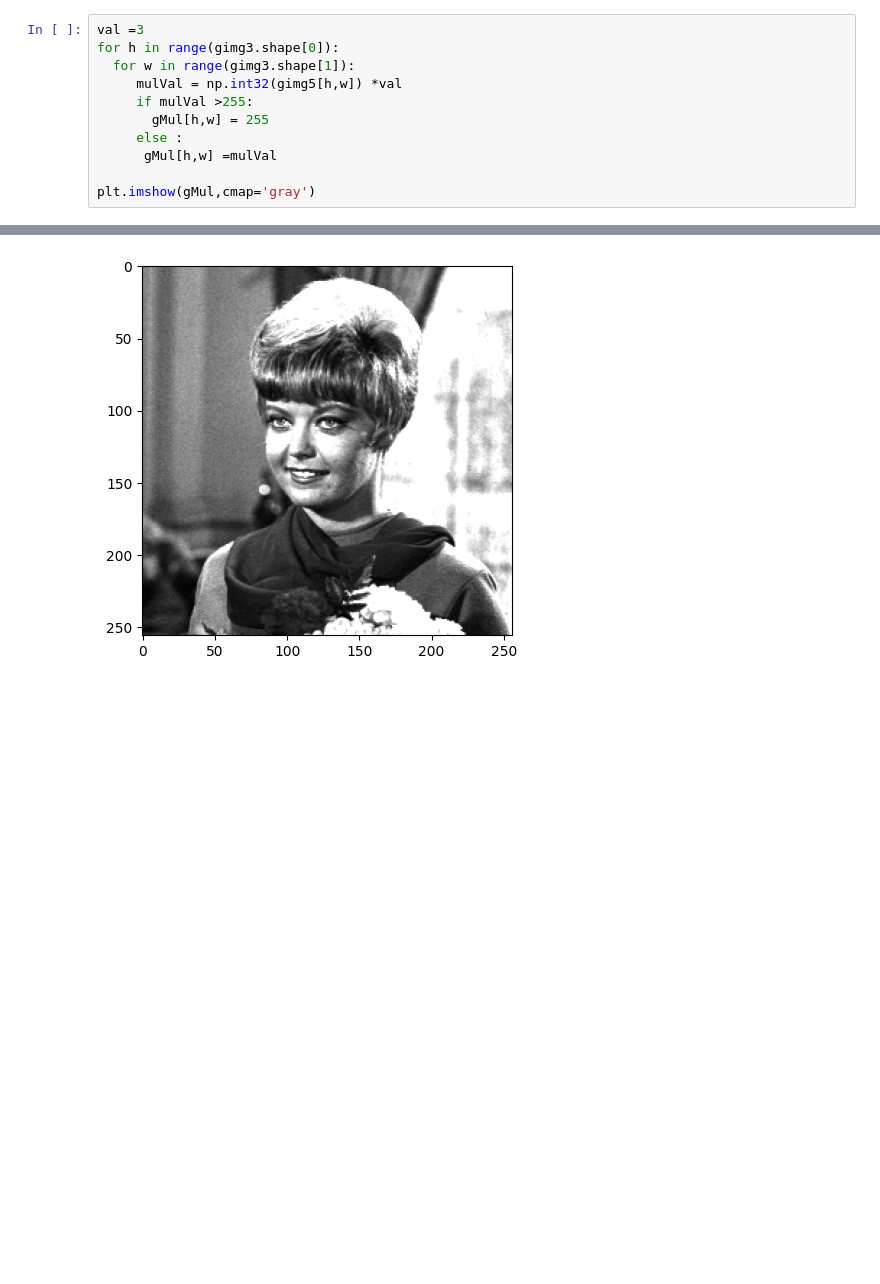
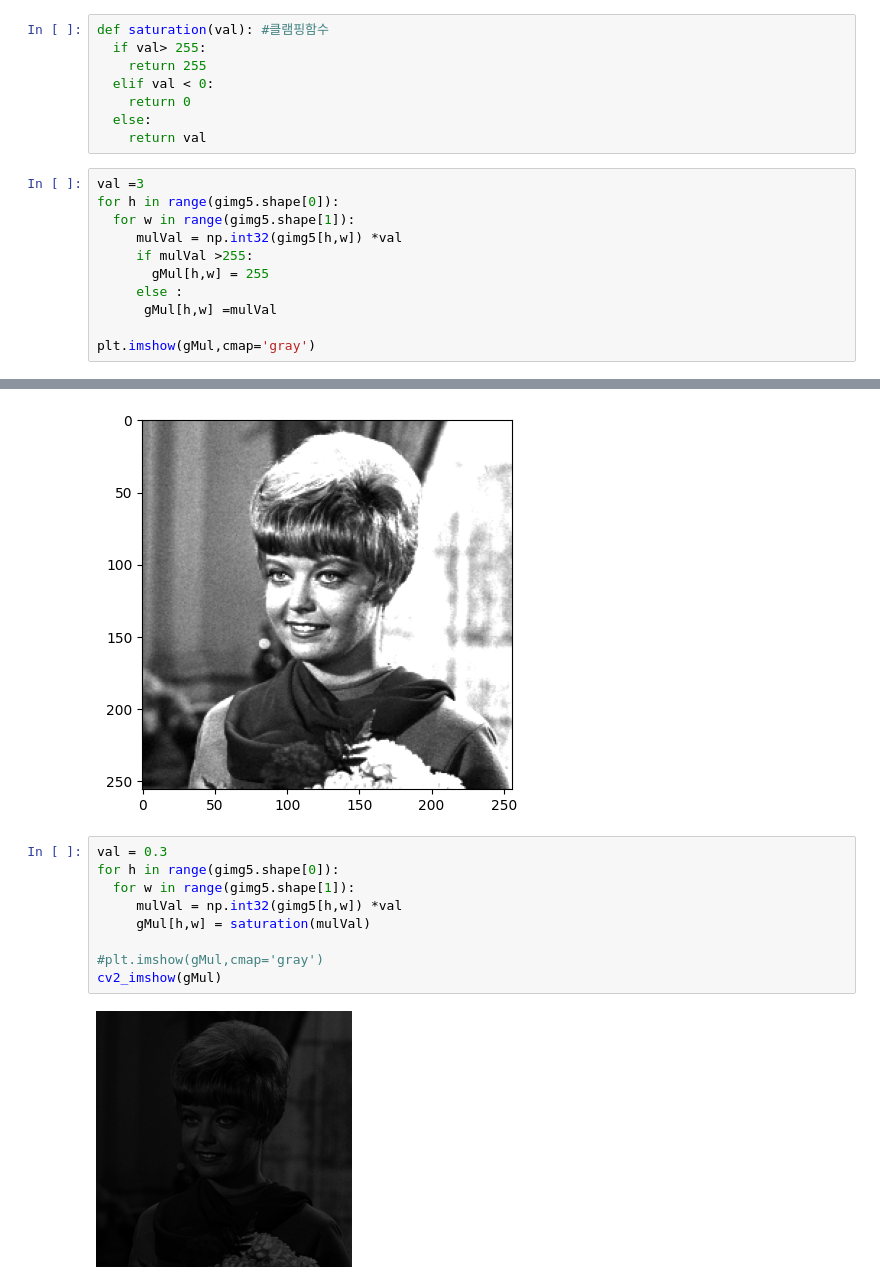
Before and after one commit to chltjddud/open-cv, a Jupyter notebook: ch3_1.ipynb, the cells around one changed output, grey strips where cells are left out. Cells and saved outputs as stored; diff of their text form; blank space fills up the shorter version.

```diff
--- a/ch3_1.ipynb
+++ b/ch3_1.ipynb
@@ -128,10 +128,18 @@ plt.imshow(gimg5, cmap='gray')
 [figure]
 # %%
 gMul = np.zeros((gimg5.shape[0],gimg5.shape[1]),dtype=np.ubyte)
+# %%
+def saturation(val): #클램핑함수
+  if val> 255:
+    return 255
+  elif val < 0:
+    return 0
+  else:
+    return val
 # %%
 val =3
-for h in range(gimg3.shape[0]):
-  for w in range(gimg3.shape[1]):
+for h in range(gimg5.shape[0]):
+  for w in range(gimg5.shape[1]):
      mulVal = np.int32(gimg5[h,w]) *val
      if mulVal >255:
        gMul[h,w] = 255
@@ -142,3 +150,14 @@ plt.imshow(gMul,cmap='gray')
 # %% [output]
 <matplotlib.image.AxesImage at 0x...>
 [figure]
+# %%
+val = 0.3
+for h in range(gimg5.shape[0]):
+  for w in range(gimg5.shape[1]):
+     mulVal = np.int32(gimg5[h,w]) *val
+     gMul[h,w] = saturation(mulVal)
+
+#plt.imshow(gMul,cmap='gray')
+cv2_imshow(gMul)
+# %% [output]
+[figure, added]
```
Also changed, not shown: parts of 1 cell of this notebook, 2 other files.
